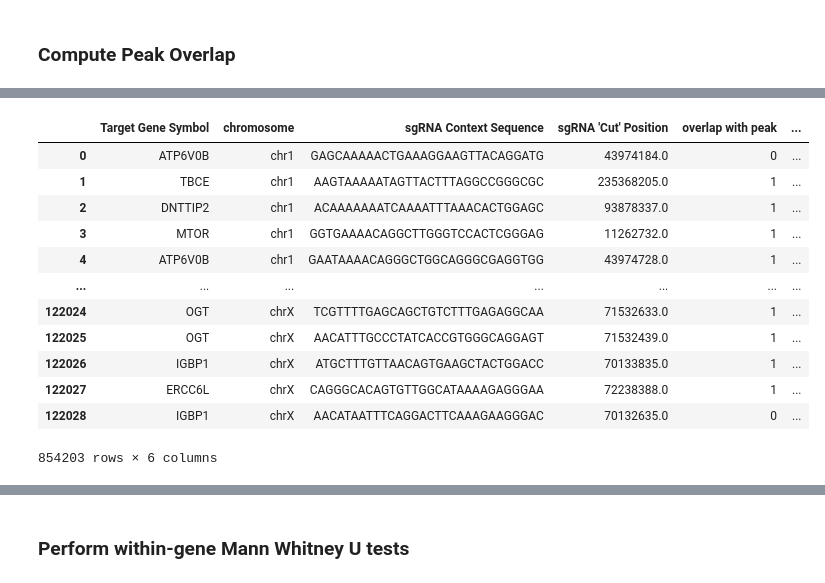
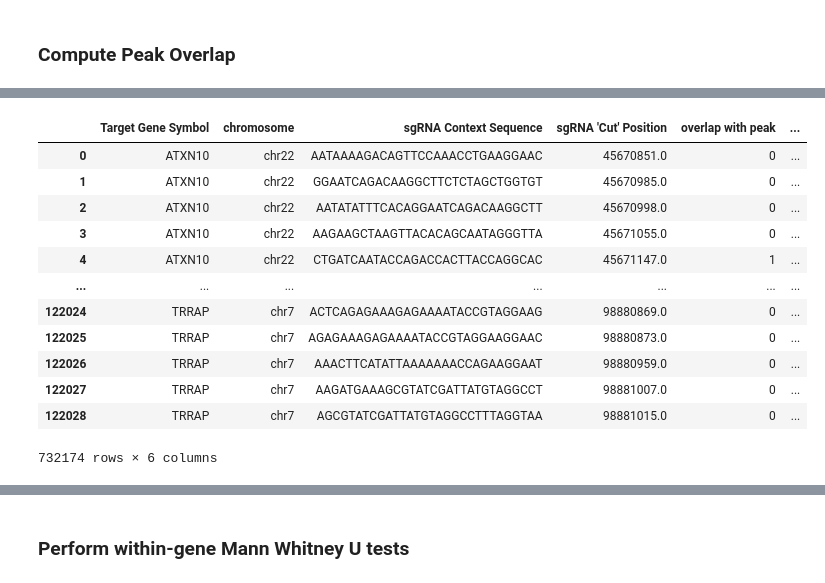
Before and after one commit to ssrikant2/Katsano-Manuscript, a Jupyter notebook: Notebooks/04-Assessing Predictive Features of CRISPRi Guide Activity/04_Chromatin_Accessibility/Histone Modification ChIP-seq.ipynb, the cells around one changed output, grey strips where cells are left out. Saved outputs shown, nothing was run; the diff lists cells and outputs as text; code cells hidden in the pictures.

```diff
--- a/Notebooks/04-Assessing Predictive Features of CRISPRi Guide Activity/04_Chromatin_Accessibility/Histone Modification ChIP-seq.ipynb
+++ b/Notebooks/04-Assessing Predictive Features of CRISPRi Guide Activity/04_Chromatin_Accessibility/Histone Modification ChIP-seq.ipynb
@@ -282,26 +255,33 @@ chrtest_H3k27ac_K562.to_csv('../../../Data/ChIP-seq/H3k27ac_K562.csv', index = F
+# %%
+chrtest_H3K4me3_A549 = pd.read_csv('../../../Data/ChIP-seq/H3K4me3_A549.csv')
+chrtest_H3K4me3_HCT116 = pd.read_csv('../../../Data/ChIP-seq/H3K4me3_HCT116.csv')
+chrtest_H3K4me3_K562 = pd.read_csv('../../../Data/ChIP-seq/H3K4me3_K562.csv')
+chrtest_H3k27ac_A549 = pd.read_csv('../../../Data/ChIP-seq/H3k27ac_A549.csv')
+chrtest_H3k27ac_HCT116 = pd.read_csv('../../../Data/ChIP-seq/H3k27ac_HCT116.csv')
+chrtest_H3k27ac_K562 = pd.read_csv('../../../Data/ChIP-seq/H3k27ac_K562.csv')
 # %%
-chrtest_a549['ATACseq'] = 'A549'
-chrtest_hct116['ATACseq'] = 'HCT116'
-chrtest_k562['ATACseq'] = 'K562'
-chrtest_Panc1['ATACseq'] = 'Panc1'
-chrtest_MCF7['ATACseq'] = 'MCF-7'
-chrtest_GM12878['ATACseq'] = 'GM12878'
-chrtest_HepG2['ATACseq'] = 'HepG2'
+chrtest_H3K4me3_A549['ChIPseq'] = 'H3K4me3_A549'
+chrtest_H3K4me3_HCT116['ChIPseq'] = 'H3K4me3_HCT116'
+chrtest_H3K4me3_K562['ChIPseq'] = 'H3K4me3_K562'
+chrtest_H3k27ac_A549['ChIPseq'] = 'H3k27ac_A549'
+chrtest_H3k27ac_HCT116['ChIPseq'] = 'H3k27ac_HCT116'
+chrtest_H3k27ac_K562['ChIPseq'] = 'H3k27ac_K562'
 # %%
-chrtest = pd.concat([chrtest_a549,chrtest_hct116,chrtest_k562,chrtest_MCF7,chrtest_Panc1,chrtest_HepG2,chrtest_GM12878])
+chrtest = pd.concat([chrtest_H3K4me3_A549,chrtest_H3K4me3_HCT116,chrtest_H3K4me3_K562,
+                     chrtest_H3k27ac_A549,chrtest_H3k27ac_HCT116,chrtest_H3k27ac_K562])
 chrtest
 # %% [output]
 |  | Target Gene Symbol | chromosome | sgRNA Context Sequence | sgRNA 'Cut' Position | overlap with peak | ... |
-| 0 | ATP6V0B | chr1 | GAGCAAAAACTGAAAGGAAGTTACAGGATG | 43974184.0 | 0 | ... |
-| 1 | TBCE | chr1 | AAGTAAAAATAGTTACTTTAGGCCGGGCGC | 235368205.0 | 1 | ... |
-| 2 | DNTTIP2 | chr1 | ACAAAAAAATCAAAATTTAAACACTGGAGC | 93878337.0 | 1 | ... |
-| 3 | MTOR | chr1 | GGTGAAAACAGGCTTGGGTCCACTCGGGAG | 11262732.0 | 1 | ... |
-| 4 | ATP6V0B | chr1 | GAATAAAACAGGGCTGGCAGGGCGAGGTGG | 43974728.0 | 1 | ... |
+| 0 | ATXN10 | chr22 | AATAAAAGACAGTTCCAAACCTGAAGGAAC | 45670851.0 | 0 | ... |
+| 1 | ATXN10 | chr22 | GGAATCAGACAAGGCTTCTCTAGCTGGTGT | 45670985.0 | 0 | ... |
+| 2 | ATXN10 | chr22 | AATATATTTCACAGGAATCAGACAAGGCTT | 45670998.0 | 0 | ... |
+| 3 | ATXN10 | chr22 | AAGAAGCTAAGTTACACAGCAATAGGGTTA | 45671055.0 | 0 | ... |
+| 4 | ATXN10 | chr22 | CTGATCAATACCAGACCACTTACCAGGCAC | 45671147.0 | 1 | ... |
 | ... | ... | ... | ... | ... | ... | ... |
-| 122024 | OGT | chrX | TCGTTTTGAGCAGCTGTCTTTGAGAGGCAA | 71532633.0 | 1 | ... |
-| 122025 | OGT | chrX | AACATTTGCCCTATCACCGTGGGCAGGAGT | 71532439.0 | 1 | ... |
-| 122026 | IGBP1 | chrX | ATGCTTTGTTAACAGTGAAGCTACTGGACC | 70133835.0 | 1 | ... |
-| 122027 | ERCC6L | chrX | CAGGGCACAGTGTTGGCATAAAAGAGGGAA | 72238388.0 | 1 | ... |
-| 122028 | IGBP1 | chrX | AACATAATTTCAGGACTTCAAAGAAGGGAC | 70132635.0 | 0 | ... |
+| 122024 | TRRAP | chr7 | ACTCAGAGAAAGAGAAAATACCGTAGGAAG | 98880869.0 | 0 | ... |
+| 122025 | TRRAP | chr7 | AGAGAAAGAGAAAATACCGTAGGAAGGAAC | 98880873.0 | 0 | ... |
+| 122026 | TRRAP | chr7 | AAACTTCATATTAAAAAAACCAGAAGGAAT | 98880959.0 | 0 | ... |
+| 122027 | TRRAP | chr7 | AAGATGAAAGCGTATCGATTATGTAGGCCT | 98881007.0 | 0 | ... |
+| 122028 | TRRAP | chr7 | AGCGTATCGATTATGTAGGCCTTTAGGTAA | 98881015.0 | 0 | ... |
-854203 rows × 6 columns
+732174 rows × 6 columns
 # %%
```
Also changed, not shown: parts of 10 cells of this notebook, 18 other files.
